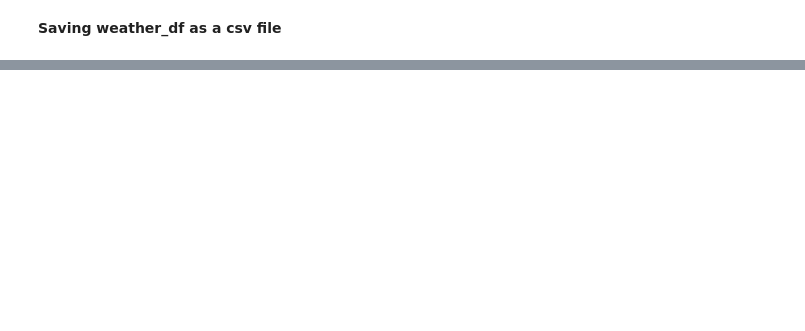
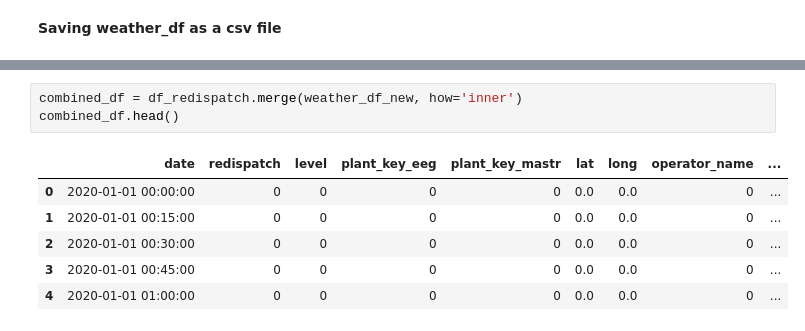
Before and after one commit to mgondeck/wind_curtailment_prediction, a Jupyter notebook: weather_data/wetterdienst.ipynb, the cells around one changed output, grey strips where cells are left out. Drawn from its saved outputs; the diff is of its cells as text; blank space fills up the shorter version.

```diff
--- a/weather_data/wetterdienst.ipynb
+++ b/weather_data/wetterdienst.ipynb
@@ -171,0 +314,10 @@ weather_df.write_csv(path, separator=",")
+# %%
+combined_df = df_redispatch.merge(weather_df_new, how='inner')
+combined_df.head()
+# %% [output]
+|  | date | redispatch | level | plant_key_eeg | plant_key_mastr | lat | long | operator_name | ... |
+| 0 | 2020-01-01 00:00:00 | 0 | 0 | 0 | 0 | 0.0 | 0.0 | 0 | ... |
+| 1 | 2020-01-01 00:15:00 | 0 | 0 | 0 | 0 | 0.0 | 0.0 | 0 | ... |
+| 2 | 2020-01-01 00:30:00 | 0 | 0 | 0 | 0 | 0.0 | 0.0 | 0 | ... |
+| 3 | 2020-01-01 00:45:00 | 0 | 0 | 0 | 0 | 0.0 | 0.0 | 0 | ... |
+| 4 | 2020-01-01 01:00:00 | 0 | 0 | 0 | 0 | 0.0 | 0.0 | 0 | ... |
```
Also changed, not shown: parts of 15 cells of this notebook.
